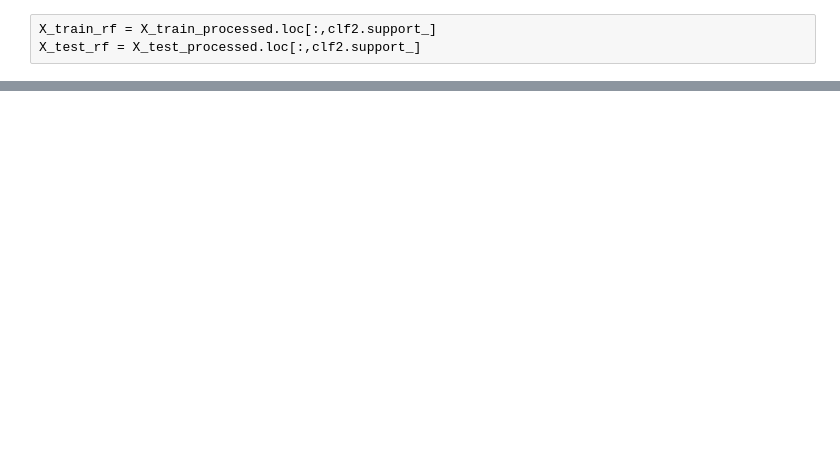
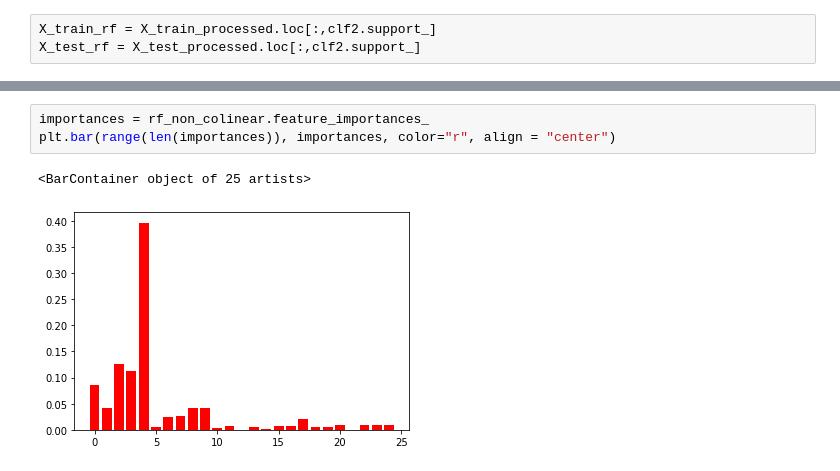
Before and after one commit to xli2257/Aicadium, a Jupyter notebook: aicadium_takehome.ipynb, the cells around one changed output, grey strips where cells are left out. Cells and saved outputs as stored; diff of their text form; blank space fills up the shorter version.

```diff
--- a/aicadium_takehome.ipynb
+++ b/aicadium_takehome.ipynb
@@ -363,0 +380,6 @@ plt.bar(range(len(importances[0:6])), importances[0:6], color="r", align = "cent
+# %%
+importances = rf_non_colinear.feature_importances_
+plt.bar(range(len(importances)), importances, color="r", align = "center")
+# %% [output]
+<BarContainer object of 25 artists>
+[figure, added]
```
Also changed, not shown: parts of 74 cells of this notebook.
